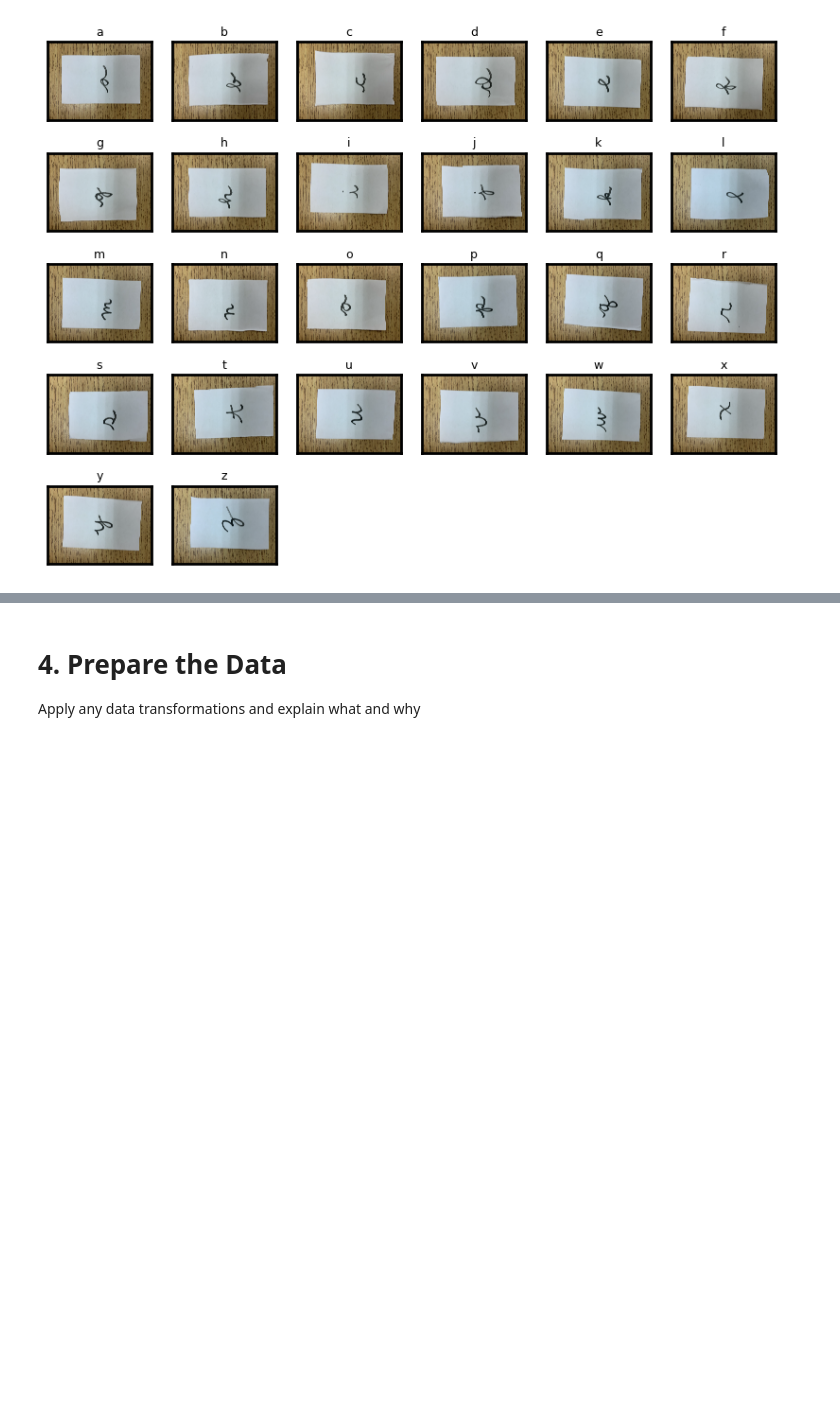
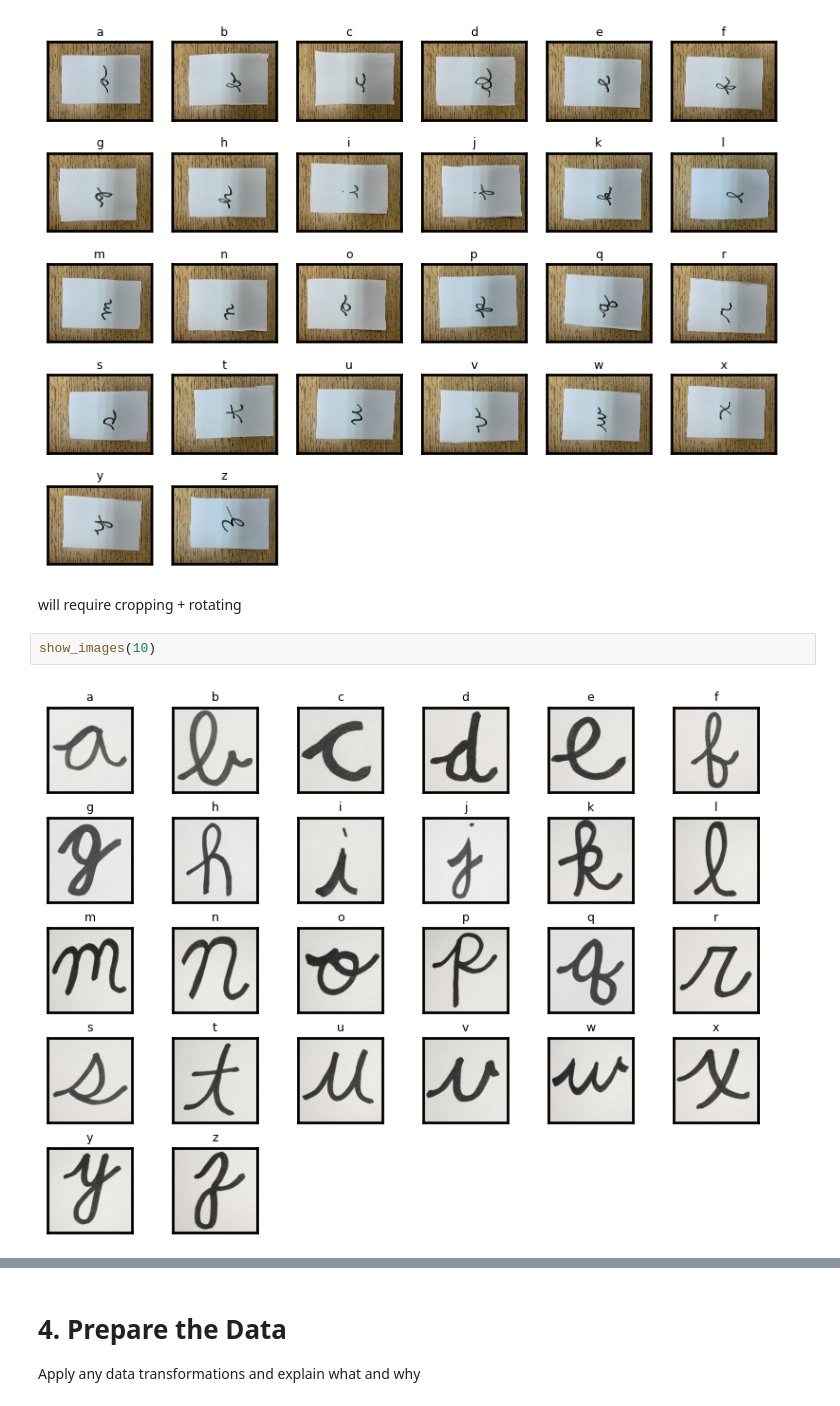
Before and after one commit to mandiiiwu/ml-classwork, a Jupyter notebook: Project_5/Project_5.ipynb, the cells around one changed output, grey strips where cells are left out. Saved outputs shown, nothing was run; the diff lists cells and outputs as text; blank space fills up the shorter version.

```diff
--- a/Project_5/Project_5.ipynb
+++ b/Project_5/Project_5.ipynb
@@ -193,3 +194,9 @@ this one actually isnt bad! besides the standardized processes like central crop
 show_images(9)
 # %% [output]
 [figure]
+# %% [markdown]
+will require cropping + rotating
+# %%
+show_images(10)
+# %% [output]
+[figure, added]
```
Also changed, not shown: parts of 4 cells of this notebook.
